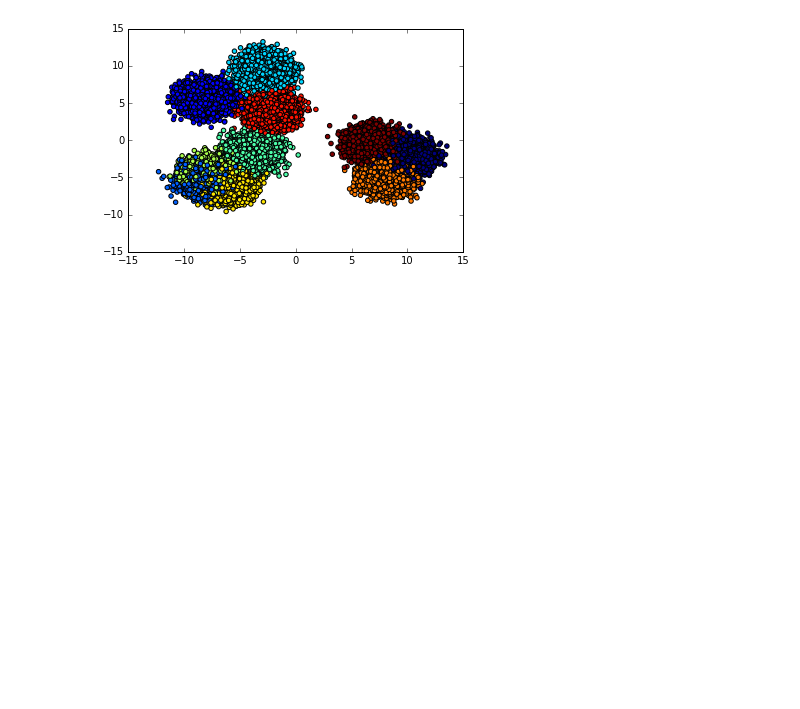
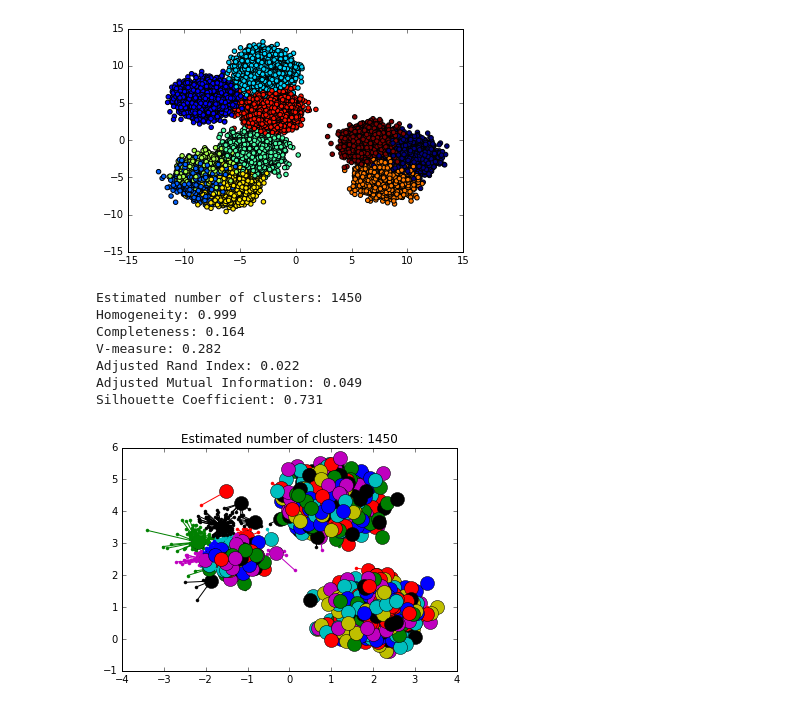
Before and after one commit to rohan-varma/awesome-athletes, a Jupyter notebook: clustering_explorations.ipynb, the cells around one changed output. Saved outputs shown, nothing was run; the diff lists cells and outputs as text; code cells hidden in the pictures; blank space fills up the shorter version.

Commit message:
affinity propagations

```diff
--- a/clustering_explorations.ipynb
+++ b/clustering_explorations.ipynb
@@ -79,3 +127,16 @@ fit_samples_kmeans(sample, sample.shape[1], 10)
  -4.39512259]
 59544
 [figure]
+# %%
+rand_indices = np.random.choice(np.arange(0,len(sample)), replace=False, size=len(sample)/3)
+rand_samples = sample[rand_indices]
+af = fit_affinity_propagation(samples=rand_samples)
+# %% [output]
+Estimated number of clusters: 1450
+Homogeneity: 0.999
+Completeness: 0.164
+V-measure: 0.282
+Adjusted Rand Index: 0.022
+Adjusted Mutual Information: 0.049
+Silhouette Coefficient: 0.731
+[figure, added]
```
Also changed, not shown: parts of 3 cells of this notebook.
